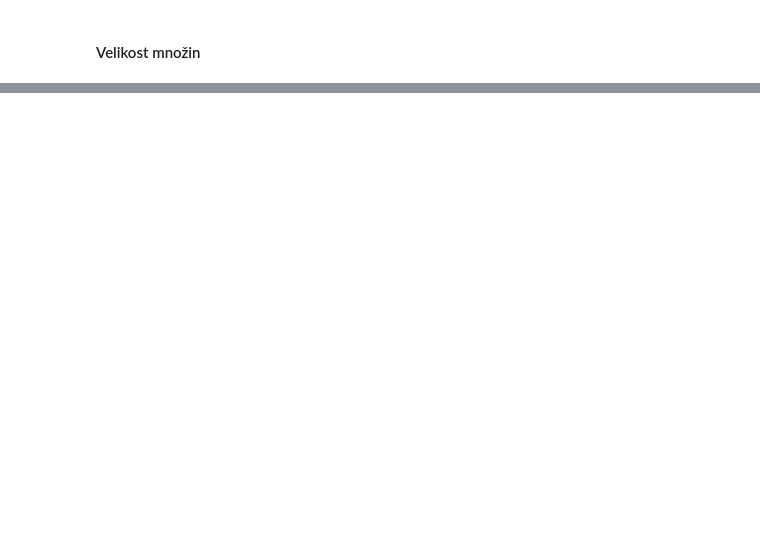
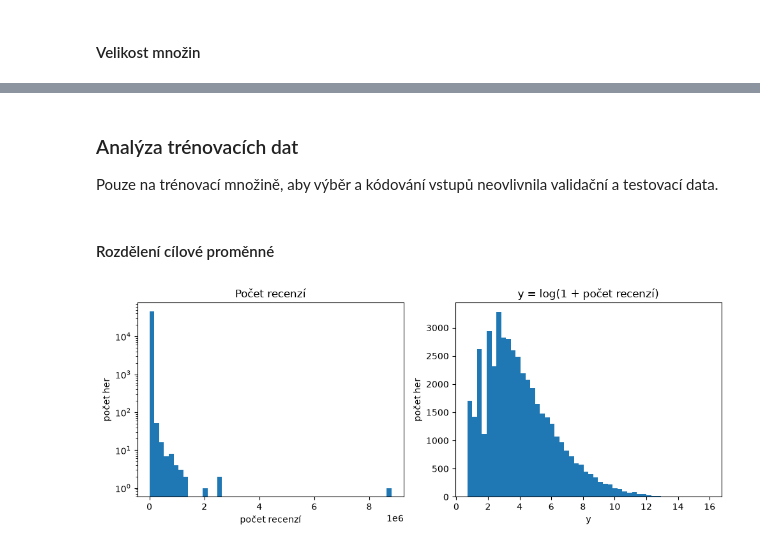
Before and after one commit to Marek-Szczepanik/steam-success-prediction, a Jupyter notebook: eda.ipynb, the cells around one changed output, grey strips where cells are left out. Drawn from its saved outputs; the diff is of its cells as text; code cells hidden in the pictures; blank space fills up the shorter version.

```diff
--- a/eda.ipynb
+++ b/eda.ipynb
@@ -473,0 +502,15 @@ for name, part in [("train", train), ("val", val), ("test", test)]:
+# %% [markdown]
+### Analýza trénovacích dat
+Pouze na trénovací množině, aby výběr a kódování vstupů neovlivnila validační a testovací data.
+# %% [markdown]
+#### Rozdělení cílové proměnné
+# %%
+fig, ax = plt.subplots(1, 2, figsize=(10, 4))
+ax[0].hist(train["n_reviews"], bins=50)
+ax[0].set(title="Počet recenzí", xlabel="počet recenzí", ylabel="počet her", yscale="log")
+ax[1].hist(train["y"], bins=50)
+ax[1].set(title="y = log(1 + počet recenzí)", xlabel="y", ylabel="počet her")
+plt.tight_layout()
+plt.show()
+# %% [output]
+[figure, added]
```
Also changed, not shown: parts of 20 cells of this notebook.
